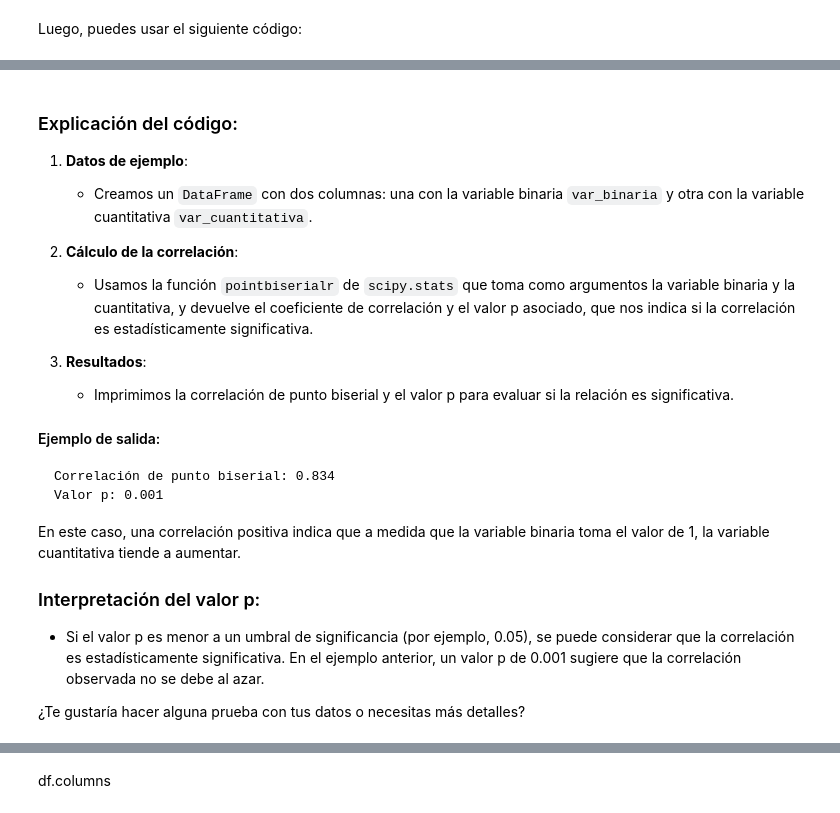
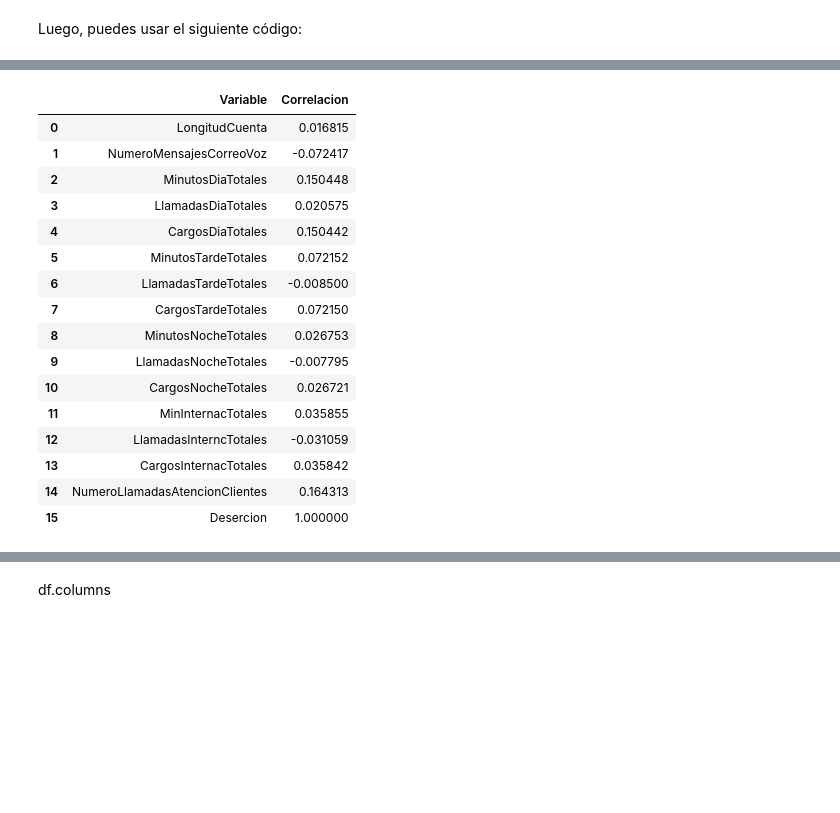
Before and after one commit to marco-canas/extension, a Jupyter notebook: taller_g_lideres/6_pactica_ml/1_analisis_abandono.ipynb, the cells around one changed output, grey strips where cells are left out. Cells and saved outputs as stored; diff of their text form; code cells hidden in the pictures; blank space fills up the shorter version.

````diff
--- a/taller_g_lideres/6_pactica_ml/1_analisis_abandono.ipynb
+++ b/taller_g_lideres/6_pactica_ml/1_analisis_abandono.ipynb
@@ -592,28 +621,22 @@ En resumen, no parece haber una relación lineal significativa entre tu variable
-# %% [markdown]
-
-### Explicación del código:
-
-1. **Datos de ejemplo**:
-   - Creamos un `DataFrame` con dos columnas: una con la variable binaria `var_binaria` y otra con la variable cuantitativa `var_cuantitativa`.
-
-2. **Cálculo de la correlación**:
-   - Usamos la función `pointbiserialr` de `scipy.stats` que toma como argumentos la variable binaria y la cuantitativa, y devuelve el coeficiente de correlación y el valor p asociado, que nos indica si la correlación es estadísticamente significativa.
-
-3. **Resultados**:
-   - Imprimimos la correlación de punto biserial y el valor p para evaluar si la relación es significativa.
-
-#### Ejemplo de salida:
-
-```
-Correlación de punto biserial: 0.834
-Valor p: 0.001
-```
-
-En este caso, una correlación positiva indica que a medida que la variable binaria toma el valor de 1, la variable cuantitativa tiende a aumentar.
-
-### Interpretación del valor p:
-- Si el valor p es menor a un umbral de significancia (por ejemplo, 0.05), se puede considerar que la correlación es estadísticamente significativa. En el ejemplo anterior, un valor p de 0.001 sugiere que la correlación observada no se debe al azar.
-
-¿Te gustaría hacer alguna prueba con tus datos o necesitas más detalles?
+# %%
+correlaciones_df
+# %% [output]
+|  | Variable | Correlacion |
+| 0 | LongitudCuenta | 0.016815 |
+| 1 | NumeroMensajesCorreoVoz | -0.072417 |
+| 2 | MinutosDiaTotales | 0.150448 |
+| 3 | LlamadasDiaTotales | 0.020575 |
+| 4 | CargosDiaTotales | 0.150442 |
+| 5 | MinutosTardeTotales | 0.072152 |
+| 6 | LlamadasTardeTotales | -0.008500 |
+| 7 | CargosTardeTotales | 0.072150 |
+| 8 | MinutosNocheTotales | 0.026753 |
+| 9 | LlamadasNocheTotales | -0.007795 |
+| 10 | CargosNocheTotales | 0.026721 |
+| 11 | MinInternacTotales | 0.035855 |
+| 12 | LlamadasInterncTotales | -0.031059 |
+| 13 | CargosInternacTotales | 0.035842 |
+| 14 | NumeroLlamadasAtencionClientes | 0.164313 |
+| 15 | Desercion | 1.000000 |
 # %% [markdown]
 <img src = 'https://upload.wikimedia.org/wikipedia/commons/thumb/d/d4/Correlation_examples2.svg/600px-Correlation_examples2.svg.png' width = 600>
````
Also changed, not shown: parts of 22 cells of this notebook, 4 other files.
